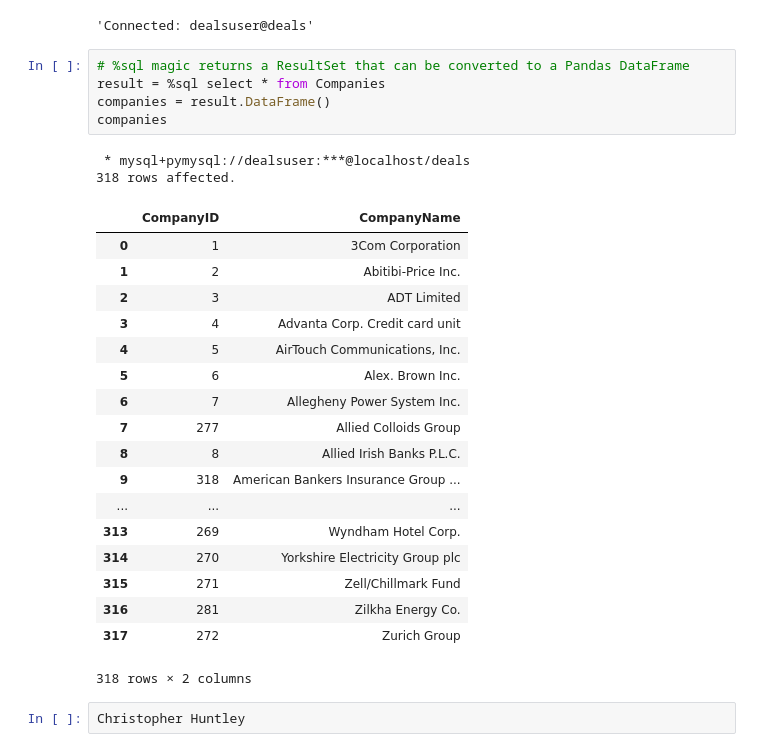
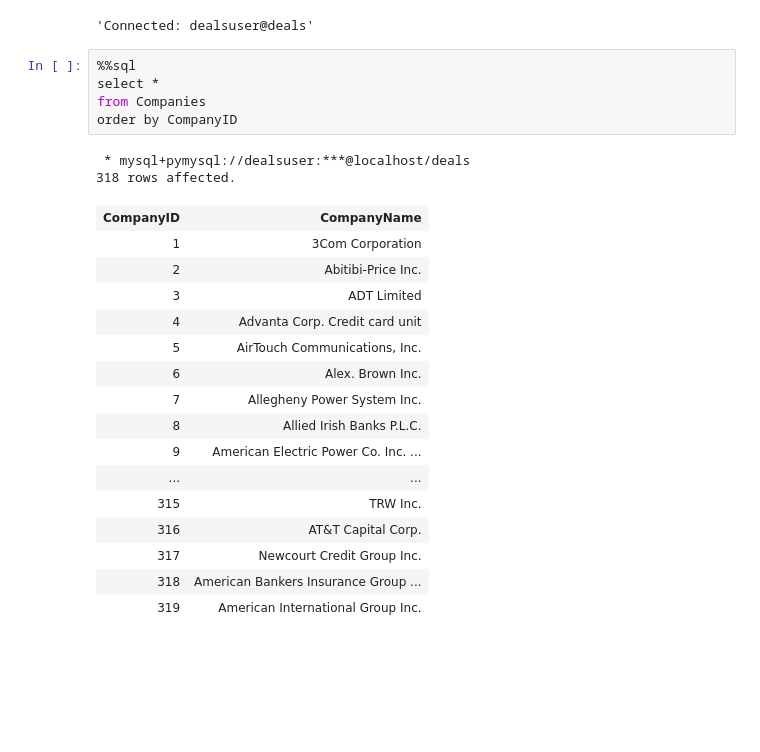
Before and after one commit to christopherhuntley/ba510-deals-database, a Jupyter notebook: Deals_Part1.ipynb, the cells around one changed output. Drawn from its saved outputs; the diff is of its cells as text; blank space fills up the shorter version.

Commit message:
updated with SQL magic

```diff
--- a/Deals_Part1.ipynb
+++ b/Deals_Part1.ipynb
@@ -56,31 +56,27 @@ If the following cells fail, then either ...
 %sql mysql+pymysql://dealsuser:deals@localhost/deals
 # %% [output]
 'Connected: dealsuser@deals'
-# %%
-# %sql magic returns a ResultSet that can be converted to a Pandas DataFrame
-result = %sql select * from Companies
-companies = result.DataFrame()
-companies
-# %% [output]
- * mysql+pymysql://dealsuser:***@localhost/deals
-318 rows affected.
-|  | CompanyID | CompanyName |
-| 0 | 1 | 3Com Corporation |
-| 1 | 2 | Abitibi-Price Inc. |
-| 2 | 3 | ADT Limited |
-| 3 | 4 | Advanta Corp. Credit card unit |
-| 4 | 5 | AirTouch Communications, Inc. |
-| 5 | 6 | Alex. Brown Inc. |
-| 6 | 7 | Allegheny Power System Inc. |
-| 7 | 277 | Allied Colloids Group |
-| 8 | 8 | Allied Irish Banks P.L.C. |
-| 9 | 318 | American Bankers Insurance Group ... |
-| ... | ... | ... |
-| 313 | 269 | Wyndham Hotel Corp. |
-| 314 | 270 | Yorkshire Electricity Group plc |
-| 315 | 271 | Zell/Chillmark Fund |
-| 316 | 281 | Zilkha Energy Co. |
-| 317 | 272 | Zurich Group |
-318 rows × 2 columns
-# %%
-Christopher Huntley
+# %%
+%%sql
+select *
+from Companies
+order by CompanyID
+# %% [output]
+ * mysql+pymysql://dealsuser:***@localhost/deals
+318 rows affected.
+| CompanyID | CompanyName |
+| 1 | 3Com Corporation |
+| 2 | Abitibi-Price Inc. |
+| 3 | ADT Limited |
+| 4 | Advanta Corp. Credit card unit |
+| 5 | AirTouch Communications, Inc. |
+| 6 | Alex. Brown Inc. |
+| 7 | Allegheny Power System Inc. |
+| 8 | Allied Irish Banks P.L.C. |
+| 9 | American Electric Power Co. Inc. ... |
+| ... | ... |
+| 315 | TRW Inc. |
+| 316 | AT&T Capital Corp. |
+| 317 | Newcourt Credit Group Inc. |
+| 318 | American Bankers Insurance Group ... |
+| 319 | American International Group Inc. |
```
